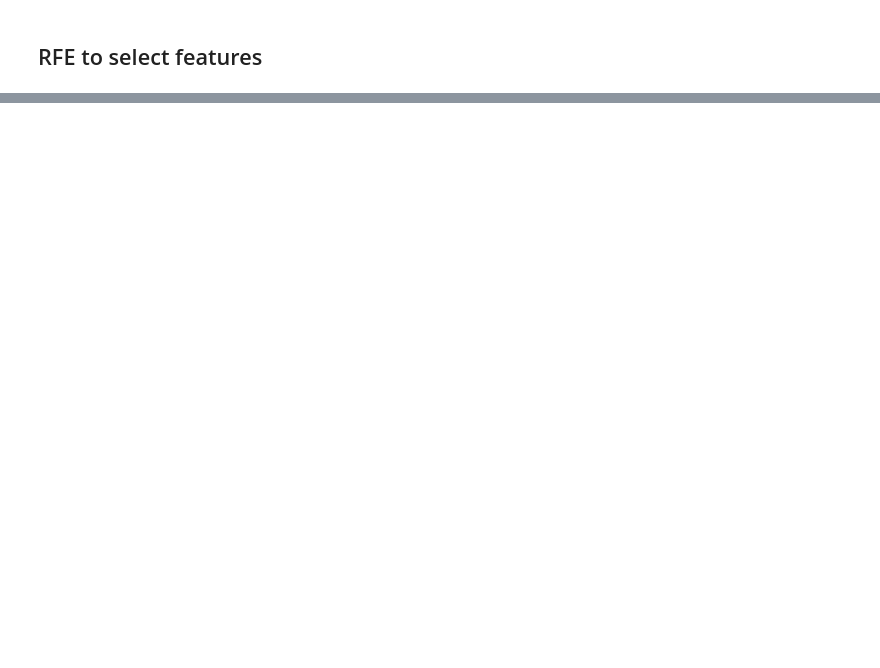
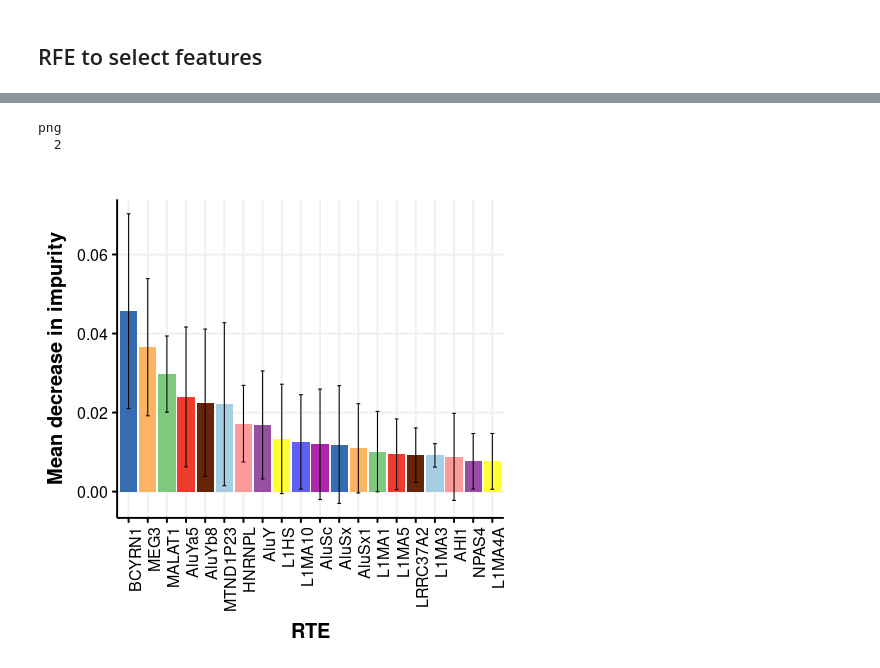
Before and after one commit to wkdeng/scRTE, a Jupyter notebook: scripts/analysis_ml.ipynb, the cells around one changed output, grey strips where cells are left out. Drawn from its saved outputs; the diff is of its cells as text; code cells hidden in the pictures; blank space fills up the shorter version.

```diff
--- a/scripts/analysis_ml.ipynb
+++ b/scripts/analysis_ml.ipynb
@@ -1104,0 +1350,16 @@ Error:
+# %%
+%%R
+df<-read.csv('../data/analysis/rfe_RF_200_200.csv')
+df<-df[0:20,]
+df$X<-factor(df$X,levels=df$X[order(df$Importance,decreasing=T)])
+p<-ggplot(data=df,aes(x=X,y=Importance,fill=X))+geom_bar(stat='identity')+theme_Publication()+scale_fill_Publication()+
+ theme(axis.text.x = element_text(angle = 90, hjust = 1),legend.position='none')+xlab('RTE')+ylab('Mean decrease in impurity')+
+ geom_errorbar(aes(ymin=Importance-STD, ymax=Importance+STD), width=.2,position=position_dodge(.9))
+print(p)
+pdf('../data/analysis/figures/rfe_RF_200_200.pdf')
+print(p)
+dev.off()
+# %% [output]
+png
+  2
+[figure, added]
```
Also changed, not shown: parts of 34 cells of this notebook, 2 other files.
